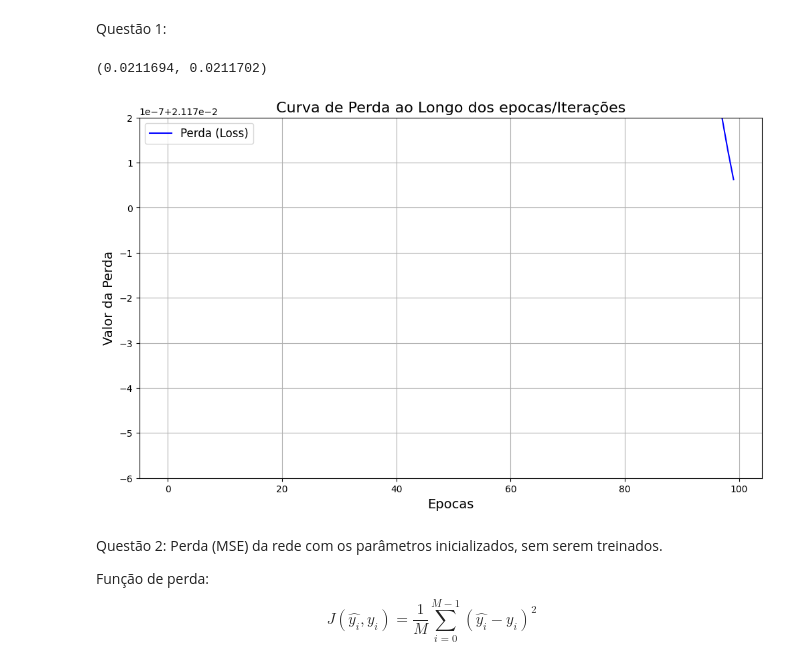
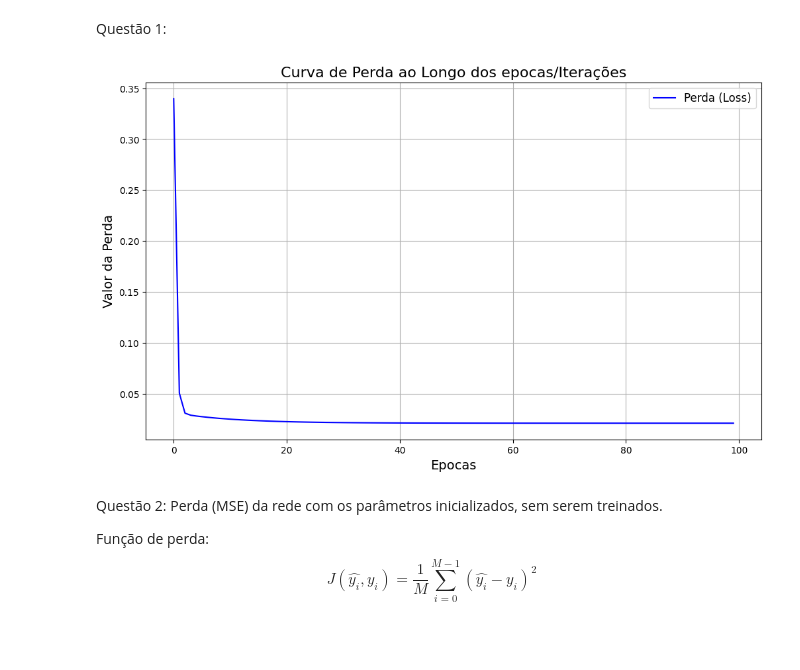
Before and after one commit to Fornelos/RNA-e-Deep-Learning---CESAR-School-2025.01, a Jupyter notebook: Atividade Aula 2.2/TFA_2_2_LinearRegressionIrisNumPy.ipynb, the cells around one changed output. Saved outputs shown, nothing was run; the diff lists cells and outputs as text; code cells hidden in the pictures; blank space fills up the shorter version.

```diff
--- a/Atividade Aula 2.2/TFA_2_2_LinearRegressionIrisNumPy.ipynb
+++ b/Atividade Aula 2.2/TFA_2_2_LinearRegressionIrisNumPy.ipynb
@@ -290,16 +313,13 @@ Questão 1:
 # %%
 plt.figure(figsize=(12, 7))
 plt.plot(list_loss, label='Perda (Loss)', color='blue')
 plt.title('Curva de Perda ao Longo dos epocas/Iterações', fontsize=16)
 plt.xlabel('Epocas', fontsize=14)
 plt.ylabel('Valor da Perda', fontsize=14)
 plt.legend(fontsize=12)
 plt.grid(True)
-# Ajuste do zoom no eixo Y para melhor visualização da variação
-plt.ylim(0.0211694, 0.0211702)
 # %% [output]
-(0.0211694, 0.0211702)
-[figure, old version]
+[figure, new version]
 # %% [markdown]
 Questão 2: Perda (MSE) da rede com os parâmetros inicializados, sem serem treinados.
 
```
Also changed, not shown: parts of 9 cells of this notebook.
